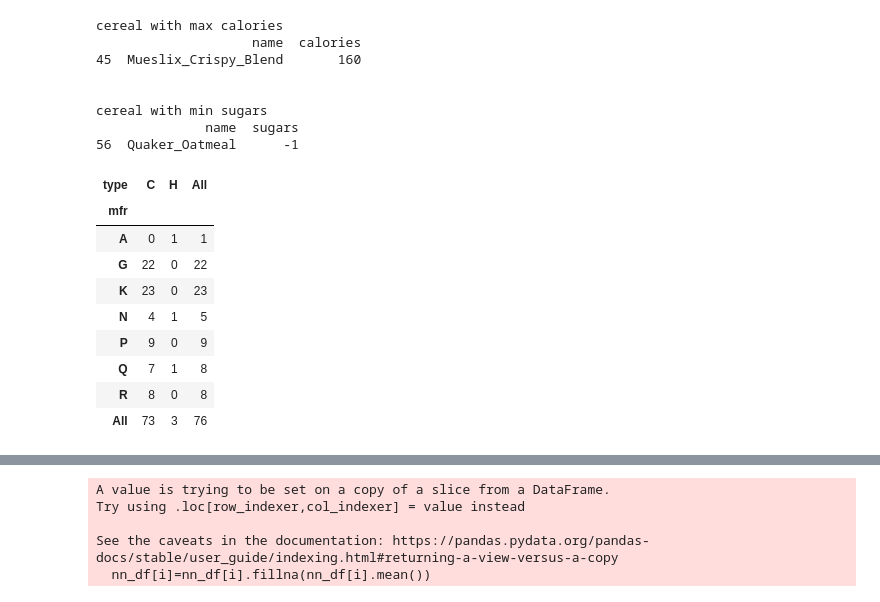
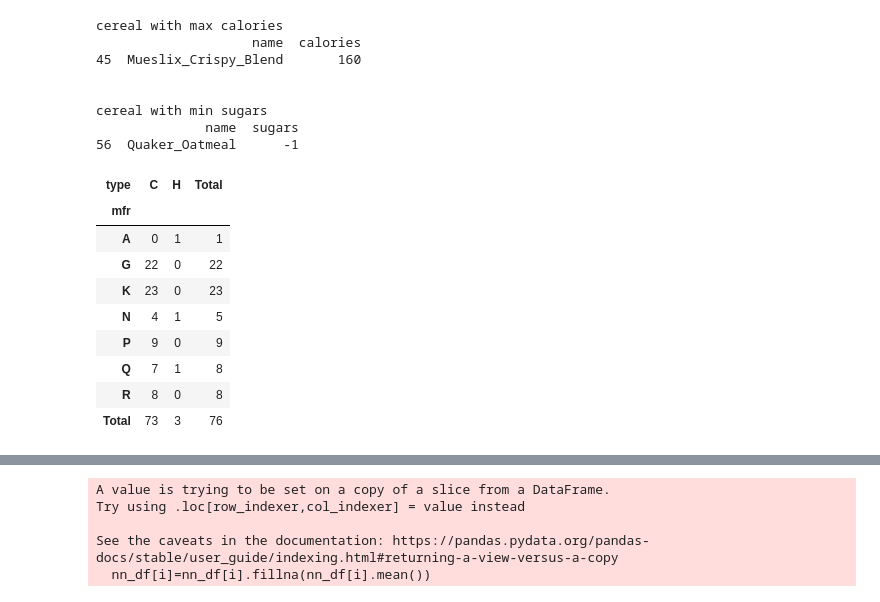
Before and after one commit to akhileshnalla123/cereals-, a Jupyter notebook: cereals.ipynb, the cells around one changed output, grey strips where cells are left out. Cells and saved outputs as stored; diff of their text form; code cells hidden in the pictures.

```diff
--- a/cereals.ipynb
+++ b/cereals.ipynb
@@ -67,9 +70,9 @@ cereal with min sugars
               name  sugars
 56  Quaker_Oatmeal      -1
 # %%
-pd.crosstab(df.mfr,df.type,margins=True)  #crosstable for type against manufacturer
+pd.crosstab(df.mfr,df.type,margins=True,margins_name="Total")  #crosstable for type against manufacturer
 # %% [output]
-| type | C | H | All |
+| type | C | H | Total |
 | mfr |  |  |  |
 | A | 0 | 1 | 1 |
 | G | 22 | 0 | 22 |
@@ -78,7 +81,7 @@ pd.crosstab(df.mfr,df.type,margins=True)  #crosstable for type against manufactu
 | P | 9 | 0 | 9 |
 | Q | 7 | 1 | 8 |
 | R | 8 | 0 | 8 |
-| All | 73 | 3 | 76 |
+| Total | 73 | 3 | 76 |
 # %%
 df[["calories",'protein','fat','sodium','fiber','carbo','sugars','potass','vitamins','shelf','weight','cups','rating']].describe()
 # %% [output]
```
Also changed, not shown: parts of 16 cells of this notebook.
